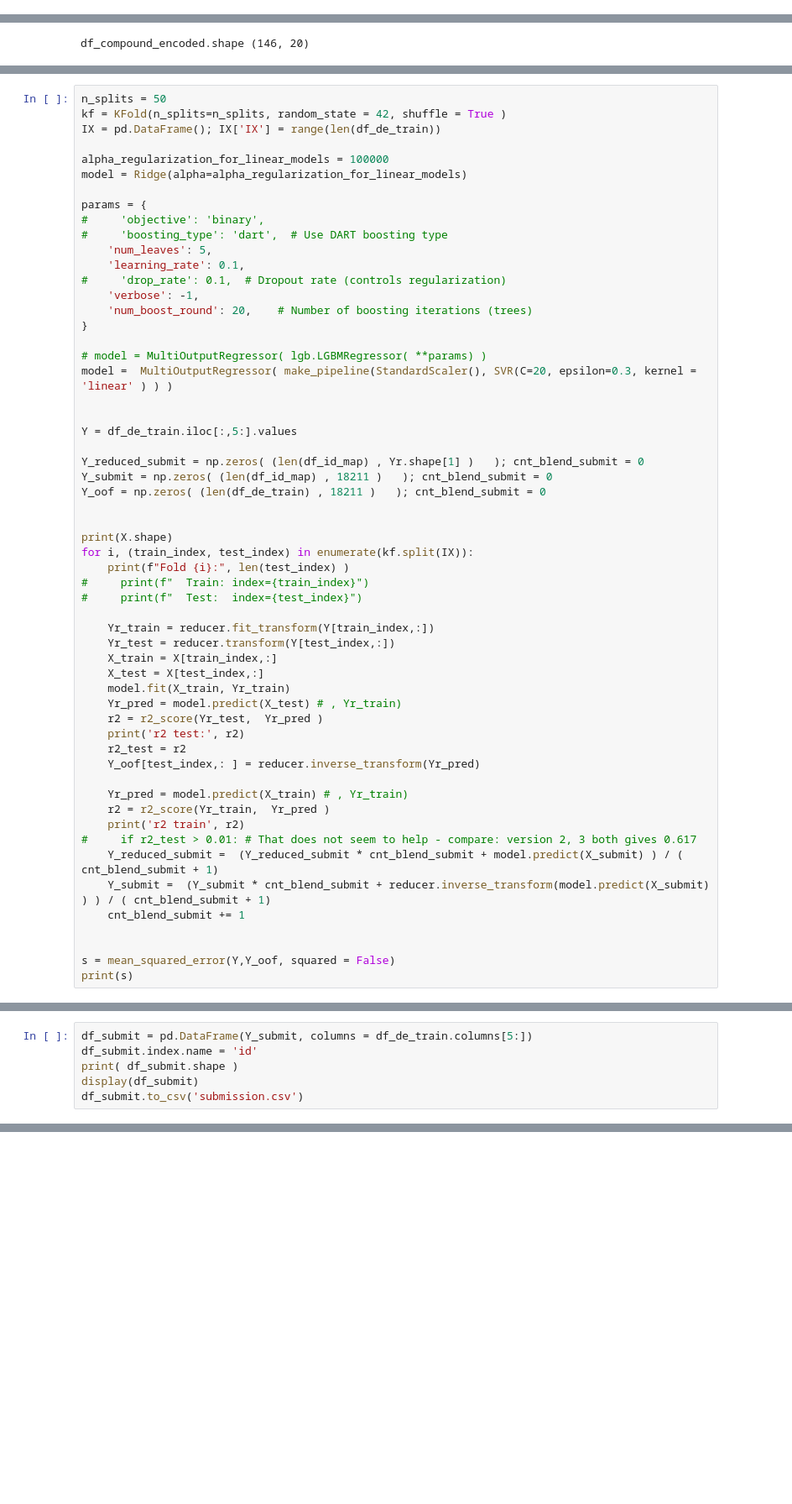
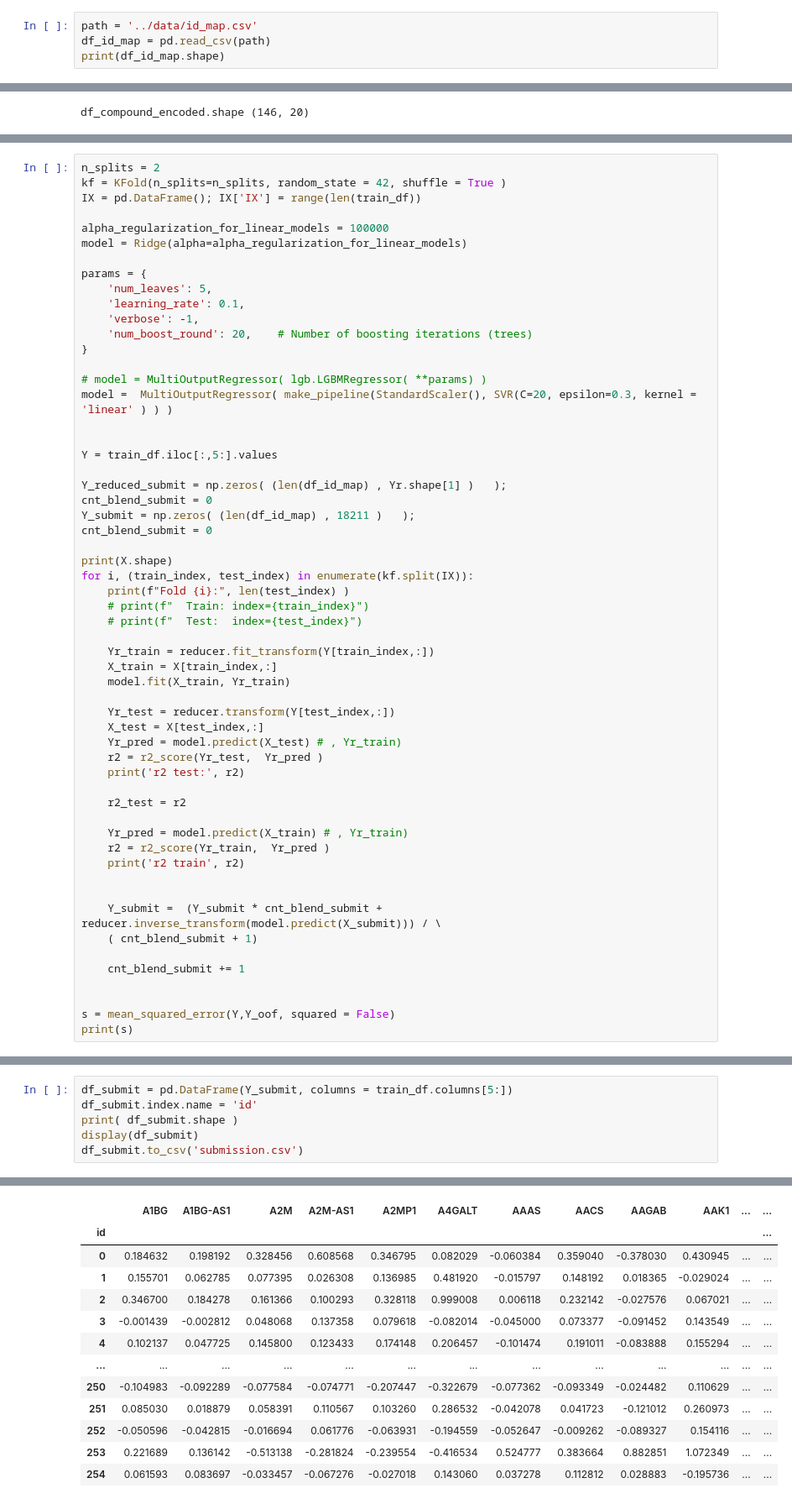
Before and after one commit to ygrepo/SingleCellPerturbations, a Jupyter notebook: Python/model_1.ipynb, the cells around one changed output, grey strips where cells are left out. Shown at 84% size. Saved outputs shown, nothing was run; the diff lists cells and outputs as text; blank space fills up the shorter version.

Commit message:
Added model1

```diff
--- a/Python/model_1.ipynb
+++ b/Python/model_1.ipynb
@@ -28,3 +28,7 @@ train_df.head(2)
 | 0 | NK cells | Clotrimazole | LSM-5341 | Clc1ccccc1C(c1ccccc1)(c1ccccc1)n1... | False | 0.104720 | -0.077524 | -1.625596 | -0.144545 | 0.143555 | ... |
 | 1 | T cells CD4+ | Clotrimazole | LSM-5341 | Clc1ccccc1C(c1ccccc1)(c1ccccc1)n1... | False | 0.915953 | -0.884380 | 0.371834 | -0.081677 | -0.498266 | ... |
 2 rows × 18216 columns
+# %%
+path = '../data/id_map.csv'
+df_id_map = pd.read_csv(path)
+print(df_id_map.shape)
@@ -124,17 +146,14 @@ print( X_submit.shape )
 # %%
-n_splits = 50
+n_splits = 2
 kf = KFold(n_splits=n_splits, random_state = 42, shuffle = True )
-IX = pd.DataFrame(); IX['IX'] = range(len(df_de_train))
+IX = pd.DataFrame(); IX['IX'] = range(len(train_df))
 
 alpha_regularization_for_linear_models = 100000
 model = Ridge(alpha=alpha_regularization_for_linear_models)
 
 params = {
-#     'objective': 'binary',
-#     'boosting_type': 'dart',  # Use DART boosting type
     'num_leaves': 5,
     'learning_rate': 0.1,
-#     'drop_rate': 0.1,  # Dropout rate (controls regularization)
     'verbose': -1,
     'num_boost_round': 20,    # Number of boosting iterations (trees)
 }
@@ -143,36 +162,39 @@ params = {
 model =  MultiOutputRegressor( make_pipeline(StandardScaler(), SVR(C=20, epsilon=0.3, kernel = 'linear' ) ) )
 
 
-Y = df_de_train.iloc[:,5:].values
+Y = train_df.iloc[:,5:].values
 
-Y_reduced_submit = np.zeros( (len(df_id_map) , Yr.shape[1] )   ); cnt_blend_submit = 0
-Y_submit = np.zeros( (len(df_id_map) , 18211 )   ); cnt_blend_submit = 0
-Y_oof = np.zeros( (len(df_de_train) , 18211 )   ); cnt_blend_submit = 0
-
+Y_reduced_submit = np.zeros( (len(df_id_map) , Yr.shape[1] )   );
+cnt_blend_submit = 0
+Y_submit = np.zeros( (len(df_id_map) , 18211 )   );
+cnt_blend_submit = 0
 
 print(X.shape)
 for i, (train_index, test_index) in enumerate(kf.split(IX)):
     print(f"Fold {i}:", len(test_index) )
-#     print(f"  Train: index={train_index}")
-#     print(f"  Test:  index={test_index}")
+    # print(f"  Train: index={train_index}")
+    # print(f"  Test:  index={test_index}")
 
     Yr_train = reducer.fit_transform(Y[train_index,:])
+    X_train = X[train_index,:]
+    model.fit(X_train, Yr_train)
+
     Yr_test = reducer.transform(Y[test_index,:])
-    X_train = X[train_index,:]
     X_test = X[test_index,:]
-    model.fit(X_train, Yr_train)
     Yr_pred = model.predict(X_test) # , Yr_train)
     r2 = r2_score(Yr_test,  Yr_pred )
     print('r2 test:', r2)
+
     r2_test = r2
-    Y_oof[test_index,: ] = reducer.inverse_transform(Yr_pred)
 
     Yr_pred = model.predict(X_train) # , Yr_train)
     r2 = r2_score(Yr_train,  Yr_pred )
     print('r2 train', r2)
-#     if r2_test > 0.01: # That does not seem to help - compare: version 2, 3 both gives 0.617
-    Y_reduced_submit =  (Y_reduced_submit * cnt_blend_submit + model.predict(X_submit) ) / ( cnt_blend_submit + 1)
-    Y_submit =  (Y_submit * cnt_blend_submit + reducer.inverse_transform(model.predict(X_submit) ) ) / ( cnt_blend_submit + 1)
+
+
+    Y_submit =  (Y_submit * cnt_blend_submit + reducer.inverse_transform(model.predict(X_submit))) / \
+    ( cnt_blend_submit + 1)
+
     cnt_blend_submit += 1
 
 
@@ -181,6 +216,7 @@ print(s)
 # %%
-df_submit = pd.DataFrame(Y_submit, columns = df_de_train.columns[5:])
+df_submit = pd.DataFrame(Y_submit, columns = train_df.columns[5:])
 df_submit.index.name = 'id'
 print( df_submit.shape )
 display(df_submit)
 df_submit.to_csv('submission.csv')
+# %% [output]
@@ -186,0 +224,13 @@ df_submit.to_csv('submission.csv')
+|  | A1BG | A1BG-AS1 | A2M | A2M-AS1 | A2MP1 | A4GALT | AAAS | AACS | AAGAB | AAK1 | ... | ... |
+| id |  |  |  |  |  |  |  |  |  |  |  | ... |
+| 0 | 0.184632 | 0.198192 | 0.328456 | 0.608568 | 0.346795 | 0.082029 | -0.060384 | 0.359040 | -0.378030 | 0.430945 | ... | ... |
+| 1 | 0.155701 | 0.062785 | 0.077395 | 0.026308 | 0.136985 | 0.481920 | -0.015797 | 0.148192 | 0.018365 | -0.029024 | ... | ... |
+| 2 | 0.346700 | 0.184278 | 0.161366 | 0.100293 | 0.328118 | 0.999008 | 0.006118 | 0.232142 | -0.027576 | 0.067021 | ... | ... |
+| 3 | -0.001439 | -0.002812 | 0.048068 | 0.137358 | 0.079618 | -0.082014 | -0.045000 | 0.073377 | -0.091452 | 0.143549 | ... | ... |
+| 4 | 0.102137 | 0.047725 | 0.145800 | 0.123433 | 0.174148 | 0.206457 | -0.101474 | 0.191011 | -0.083888 | 0.155294 | ... | ... |
+| ... | ... | ... | ... | ... | ... | ... | ... | ... | ... | ... | ... | ... |
+| 250 | -0.104983 | -0.092289 | -0.077584 | -0.074771 | -0.207447 | -0.322679 | -0.077362 | -0.093349 | -0.024482 | 0.110629 | ... | ... |
+| 251 | 0.085030 | 0.018879 | 0.058391 | 0.110567 | 0.103260 | 0.286532 | -0.042078 | 0.041723 | -0.121012 | 0.260973 | ... | ... |
+| 252 | -0.050596 | -0.042815 | -0.016694 | 0.061776 | -0.063931 | -0.194559 | -0.052647 | -0.009262 | -0.089327 | 0.154116 | ... | ... |
+| 253 | 0.221689 | 0.136142 | -0.513138 | -0.281824 | -0.239554 | -0.416534 | 0.524777 | 0.383664 | 0.882851 | 1.072349 | ... | ... |
+| 254 | 0.061593 | 0.083697 | -0.033457 | -0.067276 | -0.027018 | 0.143060 | 0.037278 | 0.112812 | 0.028883 | -0.195736 | ... | ... |
```
Also changed, not shown: parts of 10 cells of this notebook, 2 other files.
